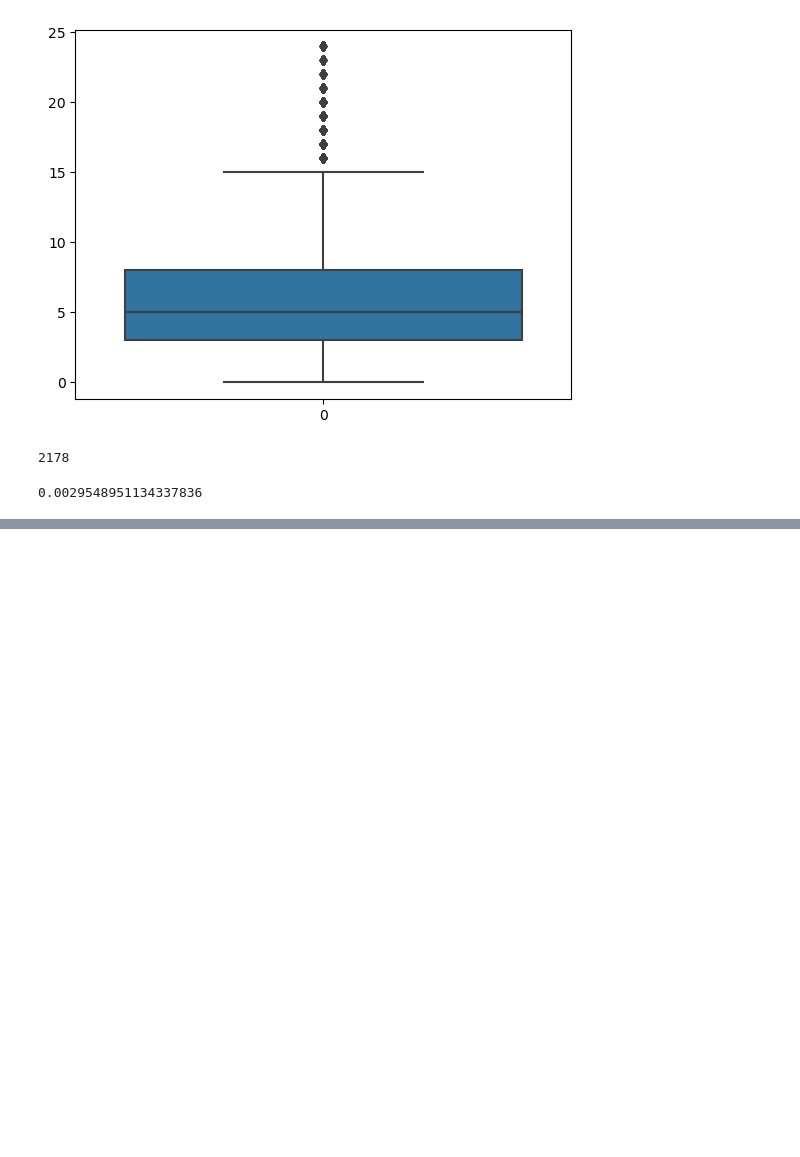
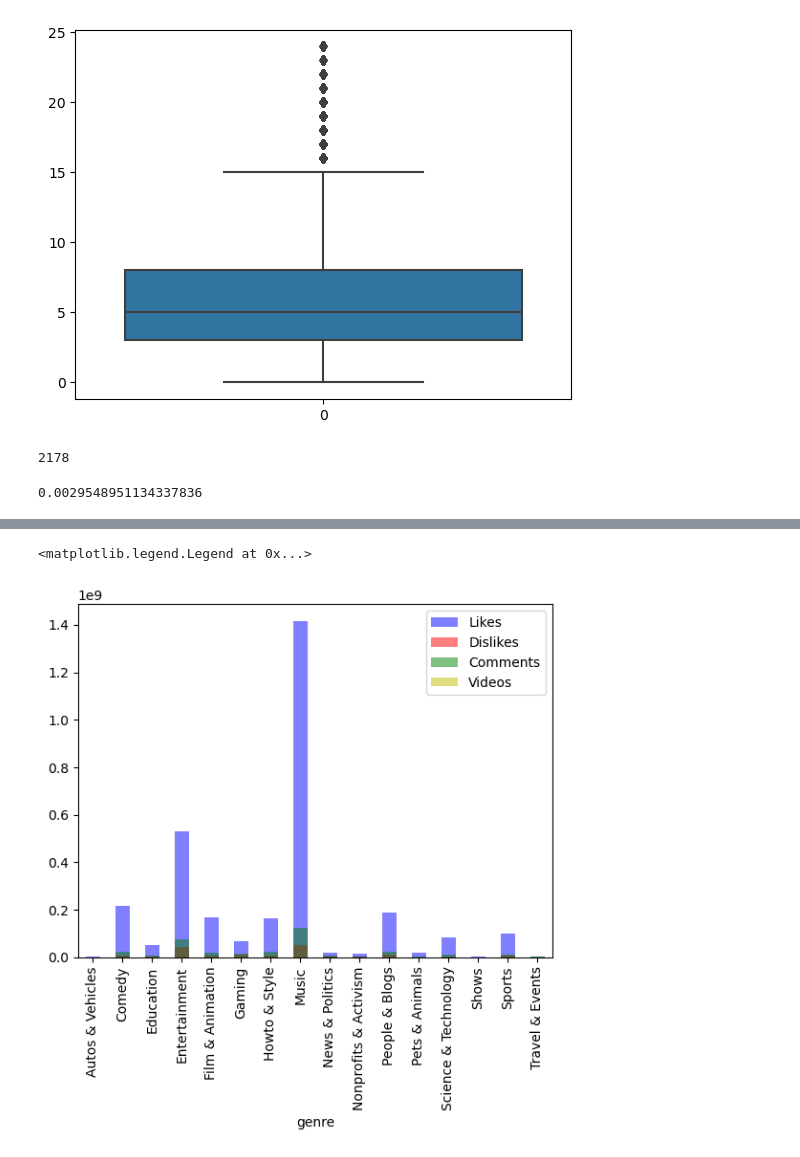
Before and after one commit to CTWills/pandas_eda_case_study, a Jupyter notebook: youtube_eda.ipynb, the cells around one changed output, grey strips where cells are left out. Drawn from its saved outputs; the diff is of its cells as text; code cells hidden in the pictures; blank space fills up the shorter version.

```diff
--- a/youtube_eda.ipynb
+++ b/youtube_eda.ipynb
@@ -143,0 +172,13 @@ val_counts_df.loc['0 days']
+# %%
+genre_likes = youtube_data.groupby("genre")["likes"].sum()
+genre_dislikes = youtube_data.groupby("genre")["dislikes"].sum()
+genre_comments = youtube_data.groupby("genre")["comment_count"].sum()
+genre_videos = youtube_data.groupby("genre")["video_id"].count()
+genre_likes.plot(kind="bar", color='b', alpha=0.5, label='Likes')
+genre_dislikes.plot(kind="bar", color='r', alpha=0.5, label='Dislikes')
+genre_comments.plot(kind="bar", color='g', alpha=0.5, label='Comments')
+genre_videos.plot(kind="bar", color='y', alpha=0.5, label='Videos')
+plt.legend()
+# %% [output]
+<matplotlib.legend.Legend at 0x...>
+[figure, added]
```
Also changed, not shown: parts of 14 cells of this notebook, 8 other files.
